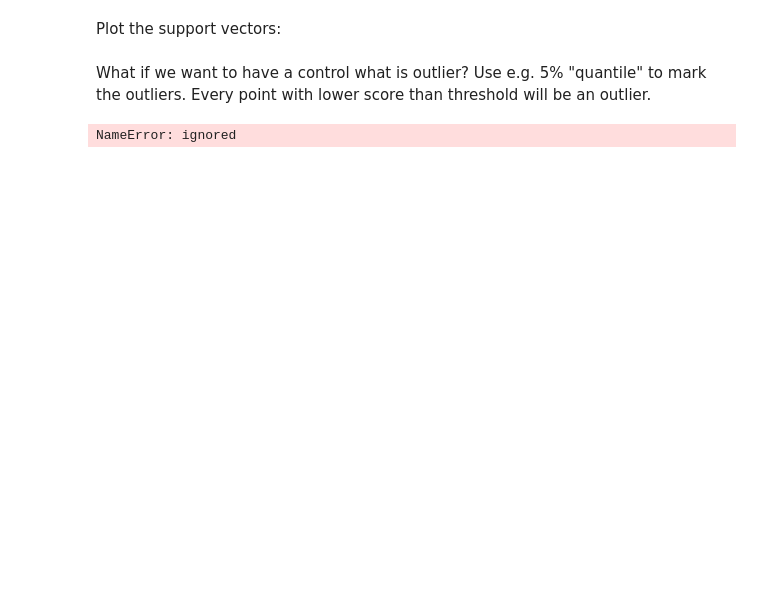
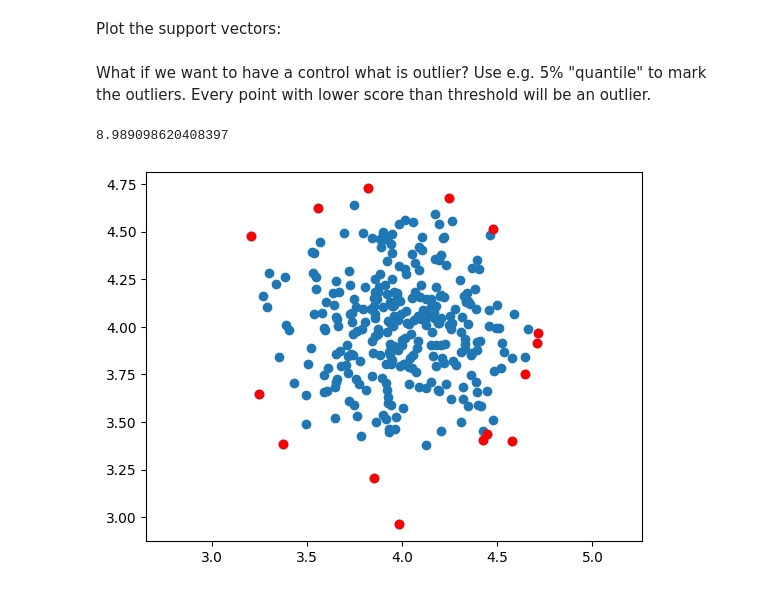
Before and after one commit to FilipTuma2001/MPA-MLF, a Jupyter notebook: Lab_03/MPA_MLF_SVM_2students_comments.ipynb, the cells around one changed output. Saved outputs shown, nothing was run; the diff lists cells and outputs as text; code cells hidden in the pictures; blank space fills up the shorter version.

```diff
--- a/Lab_03/MPA_MLF_SVM_2students_comments.ipynb
+++ b/Lab_03/MPA_MLF_SVM_2students_comments.ipynb
@@ -146,14 +147,16 @@ What if we want to have a control what is outlier? Use e.g. 5% "quantile" to mar
 # %%
 scores = SVMmodelOne.score_samples(x)
 
-thresh = quantile(scores, 0.01)
+# najdi 5% nejvzdalenejsich bodu -> cervena
+thresh = quantile(scores, 0.05)
 print(thresh)
 index = where(scores<=thresh)
 values = x[index]
 
 plt.scatter(x[:,0], x[:,1])
 plt.scatter(values[:,0], values[:,1], color='red')
 plt.axis('equal')
 plt.show()
 # %% [output]
-NameError: ignored
+8.989098620408397
+[figure, added]
```
Also changed, not shown: parts of 2 cells of this notebook.
